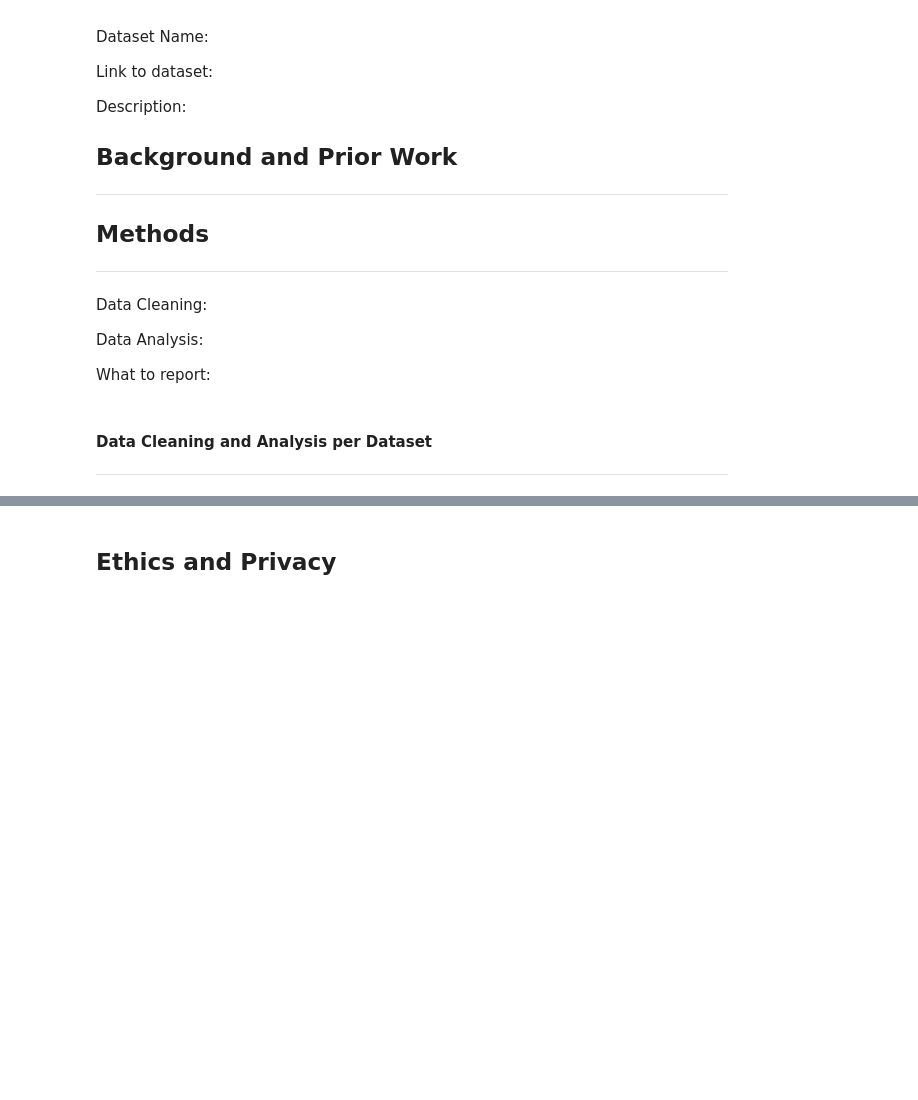
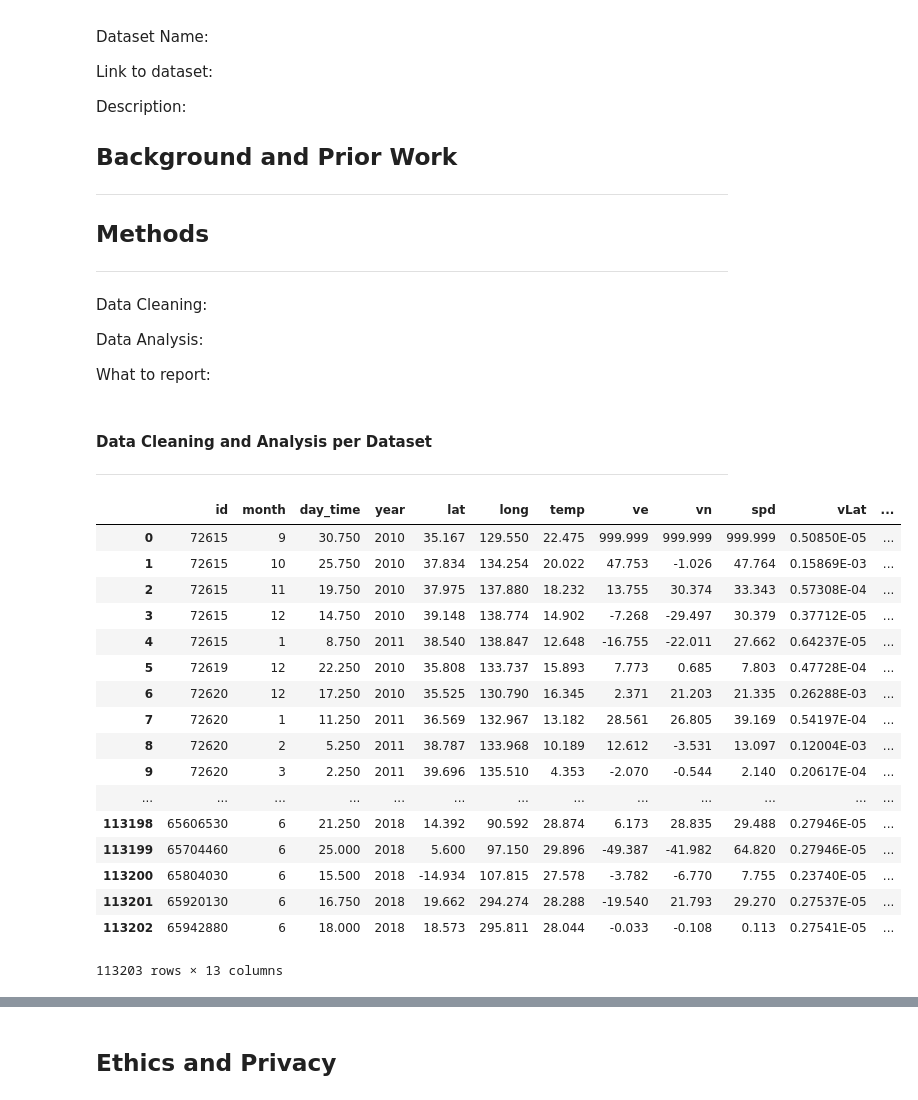
Before and after one commit to Sleightly/GunViolenceVis, a Jupyter notebook: Plastic Ocean.ipynb, the cells around one changed output, grey strips where cells are left out. Cells and saved outputs as stored; diff of their text form; code cells hidden in the pictures; blank space fills up the shorter version.

```diff
--- a/Plastic Ocean.ipynb
+++ b/Plastic Ocean.ipynb
@@ -68,0 +81,45 @@ What to report:
+# %%
+#reading 1.3 gb of data is a lot, so let's only read every 100 lines
+def take(n, iterable):
+    "Return first n items of the iterable as a list"
+    return list(islice(iterable, n))
+
+with open('./buoydata_15001_jun18.dat','r') as f:
+    data = []
+    while True:
+        l = take(100, f)
+        if l:
+            l = l[0]
+            data.append(list(l.split()))
+            #print(l)
+        else:
+            break
+df = pd.DataFrame(data)
+df.columns = ['id', 'month', 'day_time', 'year', 'lat', 'long', 'temp', 've', 'vn', 'spd', 'vLat', 'vLong', 'vTemp']
+# %%
+df.columns = ['id', 'month', 'day_time', 'year', 'lat', 'long', 'temp', 've', 'vn', 'spd', 'vLat', 'vLong', 'vTemp']
+#df = df.sort_values('id', ascending=False)
+#df = df.sort_values('year', ascending=True)
+#df = df.sort_values('month', ascending=True)
+#df = df.sort_values('day_time', ascending=True)
+#df = df.sort_values(['id','year', 'month', 'day_time'], ascending=[0,1,1,1])
+df
+# %% [output]
+|  | id | month | day_time | year | lat | long | temp | ve | vn | spd | vLat | ... |
+| 0 | 72615 | 9 | 30.750 | 2010 | 35.167 | 129.550 | 22.475 | 999.999 | 999.999 | 999.999 | 0.50850E-05 | ... |
+| 1 | 72615 | 10 | 25.750 | 2010 | 37.834 | 134.254 | 20.022 | 47.753 | -1.026 | 47.764 | 0.15869E-03 | ... |
+| 2 | 72615 | 11 | 19.750 | 2010 | 37.975 | 137.880 | 18.232 | 13.755 | 30.374 | 33.343 | 0.57308E-04 | ... |
+| 3 | 72615 | 12 | 14.750 | 2010 | 39.148 | 138.774 | 14.902 | -7.268 | -29.497 | 30.379 | 0.37712E-05 | ... |
+| 4 | 72615 | 1 | 8.750 | 2011 | 38.540 | 138.847 | 12.648 | -16.755 | -22.011 | 27.662 | 0.64237E-05 | ... |
+| 5 | 72619 | 12 | 22.250 | 2010 | 35.808 | 133.737 | 15.893 | 7.773 | 0.685 | 7.803 | 0.47728E-04 | ... |
+| 6 | 72620 | 12 | 17.250 | 2010 | 35.525 | 130.790 | 16.345 | 2.371 | 21.203 | 21.335 | 0.26288E-03 | ... |
+| 7 | 72620 | 1 | 11.250 | 2011 | 36.569 | 132.967 | 13.182 | 28.561 | 26.805 | 39.169 | 0.54197E-04 | ... |
+| 8 | 72620 | 2 | 5.250 | 2011 | 38.787 | 133.968 | 10.189 | 12.612 | -3.531 | 13.097 | 0.12004E-03 | ... |
+| 9 | 72620 | 3 | 2.250 | 2011 | 39.696 | 135.510 | 4.353 | -2.070 | -0.544 | 2.140 | 0.20617E-04 | ... |
+| ... | ... | ... | ... | ... | ... | ... | ... | ... | ... | ... | ... | ... |
+| 113198 | 65606530 | 6 | 21.250 | 2018 | 14.392 | 90.592 | 28.874 | 6.173 | 28.835 | 29.488 | 0.27946E-05 | ... |
+| 113199 | 65704460 | 6 | 25.000 | 2018 | 5.600 | 97.150 | 29.896 | -49.387 | -41.982 | 64.820 | 0.27946E-05 | ... |
+| 113200 | 65804030 | 6 | 15.500 | 2018 | -14.934 | 107.815 | 27.578 | -3.782 | -6.770 | 7.755 | 0.23740E-05 | ... |
+| 113201 | 65920130 | 6 | 16.750 | 2018 | 19.662 | 294.274 | 28.288 | -19.540 | 21.793 | 29.270 | 0.27537E-05 | ... |
+| 113202 | 65942880 | 6 | 18.000 | 2018 | 18.573 | 295.811 | 28.044 | -0.033 | -0.108 | 0.113 | 0.27541E-05 | ... |
+113203 rows × 13 columns
```
Also changed, not shown: parts of 3 cells of this notebook.
